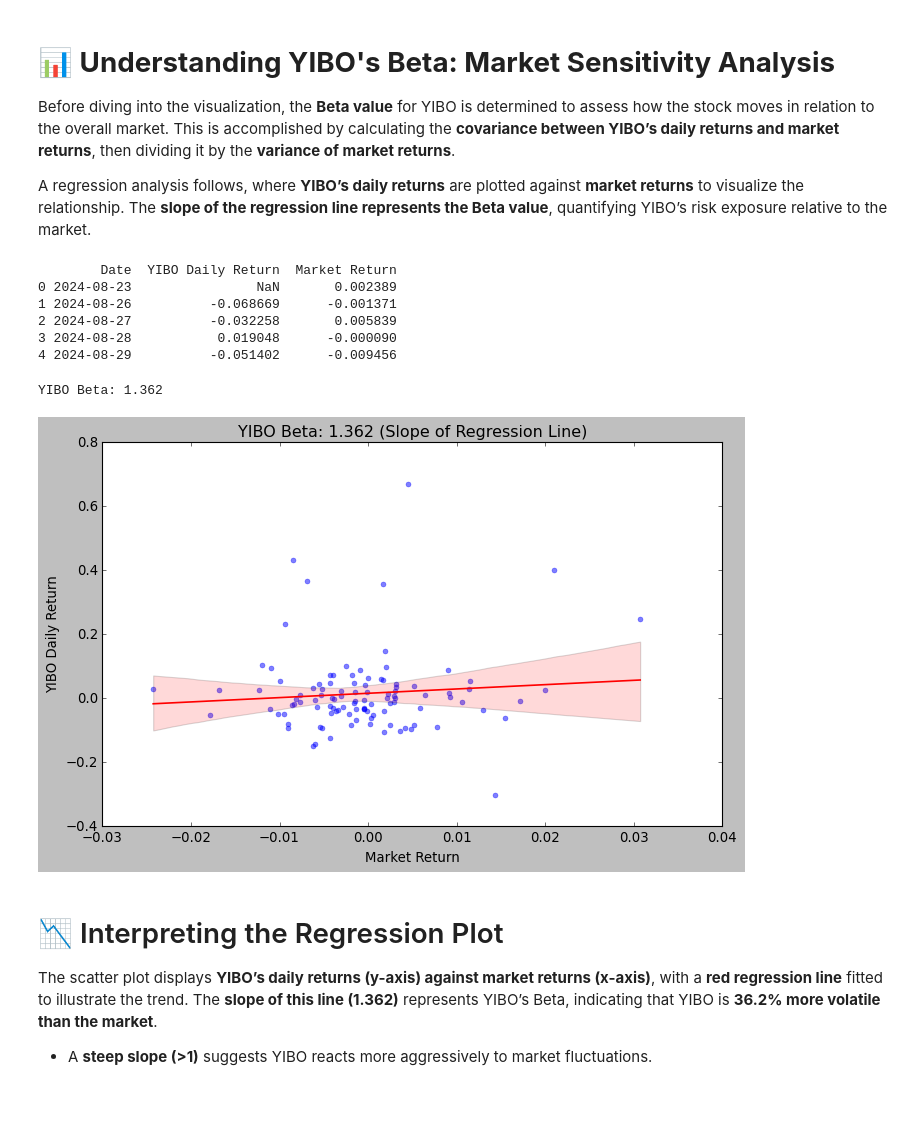
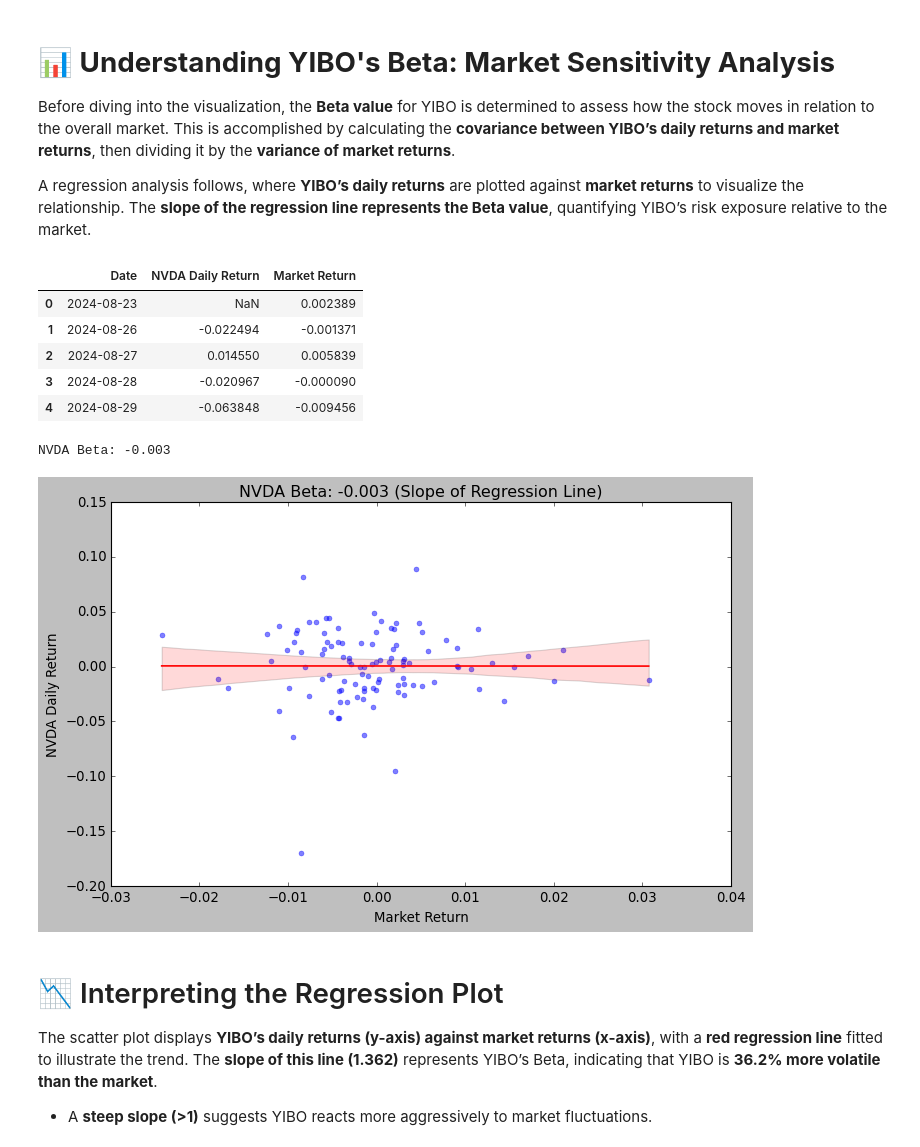
Before and after one commit to cindyd97/A_Stock_Analysis, a Jupyter notebook: Cindy's_work/cindy_project_analysis.ipynb, the cells around one changed output. Saved outputs shown, nothing was run; the diff lists cells and outputs as text; code cells hidden in the pictures; blank space fills up the shorter version.

```diff
--- a/Cindy's_work/cindy_project_analysis.ipynb
+++ b/Cindy's_work/cindy_project_analysis.ipynb
@@ -779,6 +769,6 @@ yibo.reset_index(inplace=True)
 # %%
 # Convert index to datetime format
-yibo.index = pd.to_datetime(yibo.index)
+nvda.index = pd.to_datetime(nvda.index)
 # %%
 # Filter to only keep rows where Date is within the desired range
-yibo = yibo[yibo['Date'] <= '2025-01-29']
+nvda = nvda[nvda['Date'] <= '2025-01-29']
@@ -826,21 +816,21 @@ Before diving into the visualization, the **Beta value** for YIBO is determined
 A regression analysis follows, where **YIBO’s daily returns** are plotted against **market returns** to visualize the relationship. The **slope of the regression line represents the Beta value**, quantifying YIBO’s risk exposure relative to the market.
 # %%
 # Merge YIBO with Market Index on Date
-yibo_merged_data = pd.merge(yibo[['Date', 'Daily Return_']],
+nvda_merged_data = pd.merge(nvda[['Date', 'Daily Return_']],
                        filtered_market_index_df[['Date', 'Market Return']],
                        on='Date', how='inner')
 # %%
 # Rename columns for clarity
-yibo_merged_data.rename(columns={'Daily Return_': 'YIBO Daily Return'}, inplace=True)
+nvda_merged_data.rename(columns={'Daily Return_': 'NVDA Daily Return'}, inplace=True)
 # %%
 # Display first few rows
-print(yibo_merged_data.head())
+nvda_merged_data.head()
 # %% [output]
-        Date  YIBO Daily Return  Market Return
-0 2024-08-23                NaN       0.002389
-1 2024-08-26          -0.068669      -0.001371
-2 2024-08-27          -0.032258       0.005839
-3 2024-08-28           0.019048      -0.000090
-4 2024-08-29          -0.051402      -0.009456
+|  | Date | NVDA Daily Return | Market Return |
+| 0 | 2024-08-23 | NaN | 0.002389 |
+| 1 | 2024-08-26 | -0.022494 | -0.001371 |
+| 2 | 2024-08-27 | 0.014550 | 0.005839 |
+| 3 | 2024-08-28 | -0.020967 | -0.000090 |
+| 4 | 2024-08-29 | -0.063848 | -0.009456 |
 # %%
 # Compute covariance matrix
@@ -857,8 +847,8 @@ yibo_beta = cov_yibo_market / var_market
 # %%
 # Print Beta value
-print(f"YIBO Beta: {yibo_beta:.3f}")
+print(f"NVDA Beta: {nvda_beta:.3f}")
 # %% [output]
-YIBO Beta: 1.362
+NVDA Beta: -0.003
 # %%
 # Import libraries
 import matplotlib.pyplot as plt
@@ -866,24 +856,24 @@ import seaborn as sns
 import numpy as np
 # %%
 # Compute Beta
-beta_value = yibo_merged_data[['YIBO Daily Return', 'Market Return']].cov().iloc[0, 1] / yibo_merged_data['Market Return'].var()
+beta_value = nvda_merged_data[['NVDA Daily Return', 'Market Return']].cov().iloc[0, 1] / nvda_merged_data['Market Return'].var()
 
 # Plot again with annotation
 plt.figure(figsize=(10, 6))
-sns.regplot(x=yibo_merged_data['Market Return'],
-            y=yibo_merged_data['YIBO Daily Return'],
+sns.regplot(x=nvda_merged_data['Market Return'],
+            y=nvda_merged_data['NVDA Daily Return'],
             scatter_kws={'alpha': 0.5},
             line_kws={'color': 'red'})
 
 # Add labels and title
 plt.xlabel('Market Return')
-plt.ylabel('YIBO Daily Return')
-plt.title(f'YIBO Beta: {beta_value:.3f} (Slope of Regression Line)')
+plt.ylabel('NVDA Daily Return')
+plt.title(f'NVDA Beta: {beta_value:.3f} (Slope of Regression Line)')
 
 # Show the plot
 plt.show()
 # %% [output]
-[figure, old version]
+[figure, new version]
 # %% [markdown]
 # 📉 Interpreting the Regression Plot
 
```
Also changed, not shown: parts of 68 cells of this notebook, 2 other files.
